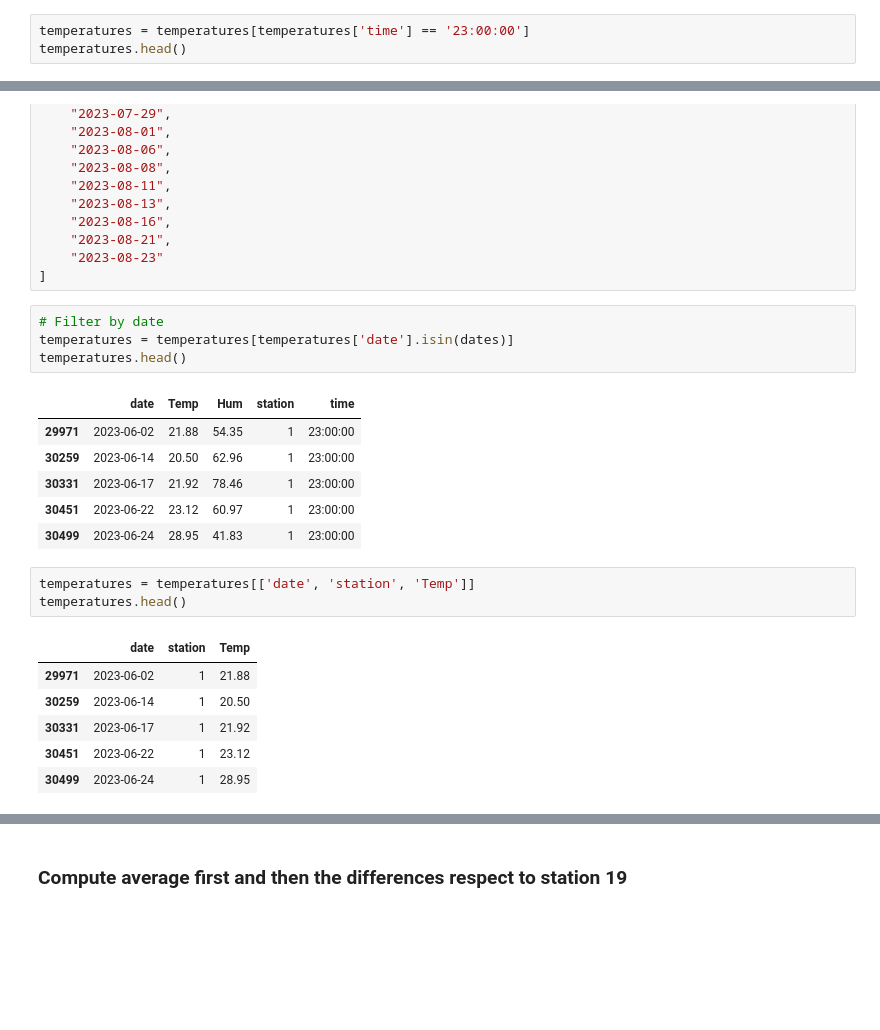
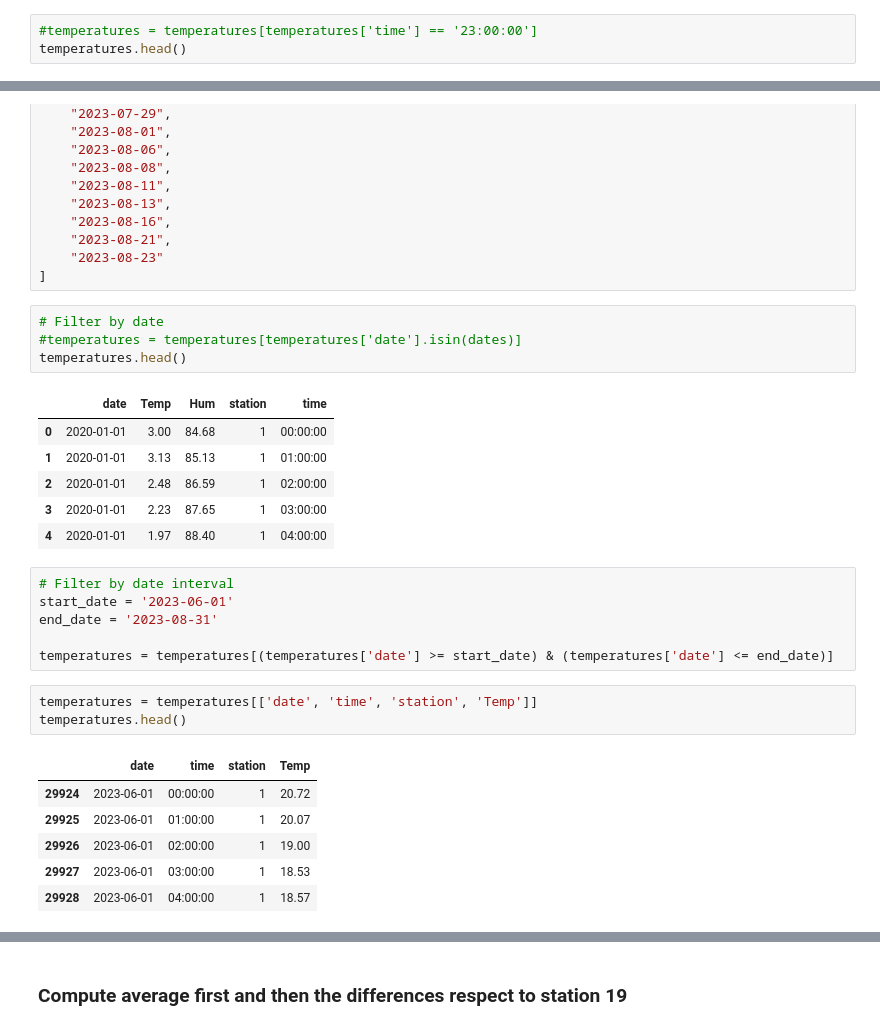
Before and after one commit to ayubero/uhi, a Jupyter notebook: zaragoza/bd_ayuntamiento/preprocessing.ipynb, the cells around one changed output, grey strips where cells are left out. Drawn from its saved outputs; the diff is of its cells as text; blank space fills up the shorter version.

```diff
--- a/zaragoza/bd_ayuntamiento/preprocessing.ipynb
+++ b/zaragoza/bd_ayuntamiento/preprocessing.ipynb
@@ -112,7 +112,7 @@ temperatures.head()
 | 3 | 2020-01-01 | 2.23 | 87.65 | 1 | 03:00:00 |
 | 4 | 2020-01-01 | 1.97 | 88.40 | 1 | 04:00:00 |
 # %%
-temperatures = temperatures[temperatures['time'] == '23:00:00']
+#temperatures = temperatures[temperatures['time'] == '23:00:00']
 temperatures.head()
 # %% [output]
 |  | date | Temp | Hum | station | time |
@@ -150,24 +150,30 @@ dates = [
 ]
 # %%
 # Filter by date
-temperatures = temperatures[temperatures['date'].isin(dates)]
+#temperatures = temperatures[temperatures['date'].isin(dates)]
 temperatures.head()
 # %% [output]
 |  | date | Temp | Hum | station | time |
-| 29971 | 2023-06-02 | 21.88 | 54.35 | 1 | 23:00:00 |
-| 30259 | 2023-06-14 | 20.50 | 62.96 | 1 | 23:00:00 |
-| 30331 | 2023-06-17 | 21.92 | 78.46 | 1 | 23:00:00 |
-| 30451 | 2023-06-22 | 23.12 | 60.97 | 1 | 23:00:00 |
-| 30499 | 2023-06-24 | 28.95 | 41.83 | 1 | 23:00:00 |
+| 0 | 2020-01-01 | 3.00 | 84.68 | 1 | 00:00:00 |
+| 1 | 2020-01-01 | 3.13 | 85.13 | 1 | 01:00:00 |
+| 2 | 2020-01-01 | 2.48 | 86.59 | 1 | 02:00:00 |
+| 3 | 2020-01-01 | 2.23 | 87.65 | 1 | 03:00:00 |
+| 4 | 2020-01-01 | 1.97 | 88.40 | 1 | 04:00:00 |
+# %%
+# Filter by date interval
+start_date = '2023-06-01'
+end_date = '2023-08-31'
+
+temperatures = temperatures[(temperatures['date'] >= start_date) & (temperatures['date'] <= end_date)]
 # %%
-temperatures = temperatures[['date', 'station', 'Temp']]
+temperatures = temperatures[['date', 'time', 'station', 'Temp']]
 temperatures.head()
 # %% [output]
-|  | date | station | Temp |
-| 29971 | 2023-06-02 | 1 | 21.88 |
-| 30259 | 2023-06-14 | 1 | 20.50 |
-| 30331 | 2023-06-17 | 1 | 21.92 |
-| 30451 | 2023-06-22 | 1 | 23.12 |
-| 30499 | 2023-06-24 | 1 | 28.95 |
+|  | date | time | station | Temp |
+| 29924 | 2023-06-01 | 00:00:00 | 1 | 20.72 |
+| 29925 | 2023-06-01 | 01:00:00 | 1 | 20.07 |
+| 29926 | 2023-06-01 | 02:00:00 | 1 | 19.00 |
+| 29927 | 2023-06-01 | 03:00:00 | 1 | 18.53 |
+| 29928 | 2023-06-01 | 04:00:00 | 1 | 18.57 |
 # %%
 # Sort the dataframe by the 'date' column
```
Also changed, not shown: parts of 8 cells of this notebook, 5 other files.
